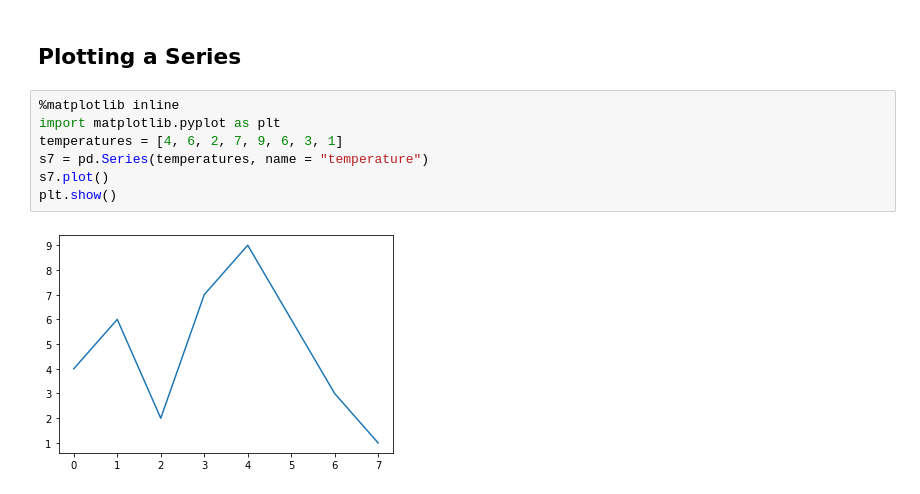
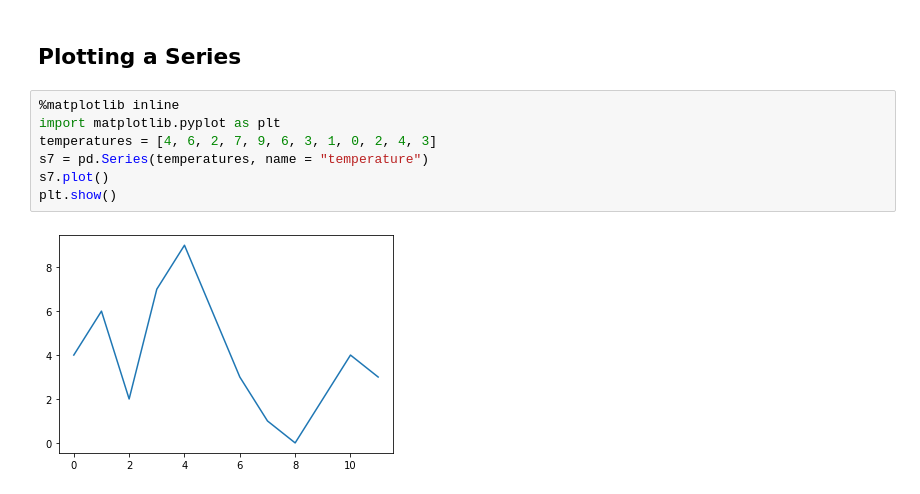
Before and after one commit to nagendraputhane/NumPy-Pandas, a Jupyter notebook: pandas.ipynb, the cells around one changed output. Cells and saved outputs as stored; diff of their text form.

```diff
--- a/pandas.ipynb
+++ b/pandas.ipynb
@@ -111,9 +111,9 @@ Name: weights, dtype: int64
 # %%
 %matplotlib inline
 import matplotlib.pyplot as plt
-temperatures = [4, 6, 2, 7, 9, 6, 3, 1]
+temperatures = [4, 6, 2, 7, 9, 6, 3, 1, 0, 2, 4, 3]
 s7 = pd.Series(temperatures, name = "temperature")
 s7.plot()
 plt.show()
 # %% [output]
-[figure, old version]
+[figure, new version]
```
Also changed, not shown: parts of 33 cells of this notebook.
